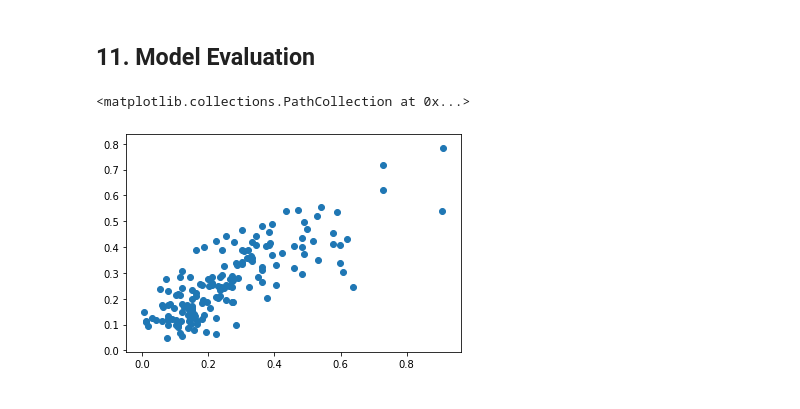
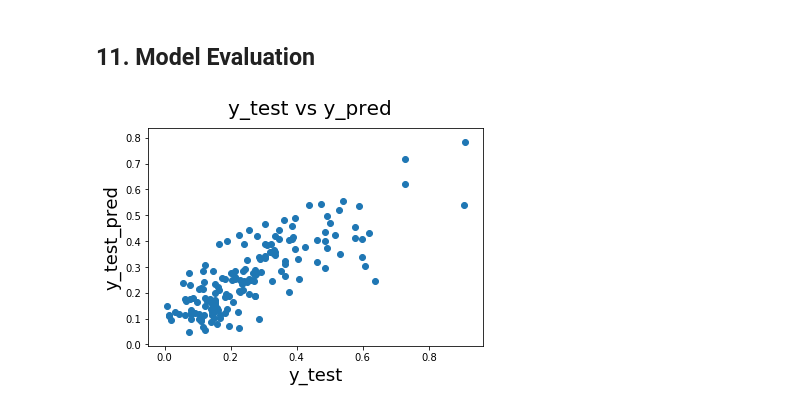
Before and after one commit to raditz2488/AIML, a Jupyter notebook: MultipleLinearRegression/HousePricePrediction/HousePricePredictionRFE.ipynb, the cells around one changed output. Drawn from its saved outputs; the diff is of its cells as text; code cells hidden in the pictures.

```diff
--- a/MultipleLinearRegression/HousePricePrediction/HousePricePredictionRFE.ipynb
+++ b/MultipleLinearRegression/HousePricePrediction/HousePricePredictionRFE.ipynb
@@ -451,9 +451,9 @@ y_test_pred = reg_results_wrapper.predict(X_test_rfe_sm)
 # %%
 fig = plt.figure()
 plt.scatter(y_test, y_test_pred)
 fig.suptitle('y_test vs y_pred', fontsize=20)
 plt.xlabel('y_test', fontsize=18)
-plt.ylabel('y_test_pred')
+plt.ylabel('y_test_pred', fontsize=18)
+plt.show()
 # %% [output]
-<matplotlib.collections.PathCollection at 0x...>
-[figure, old version]
+[figure, new version]
```
